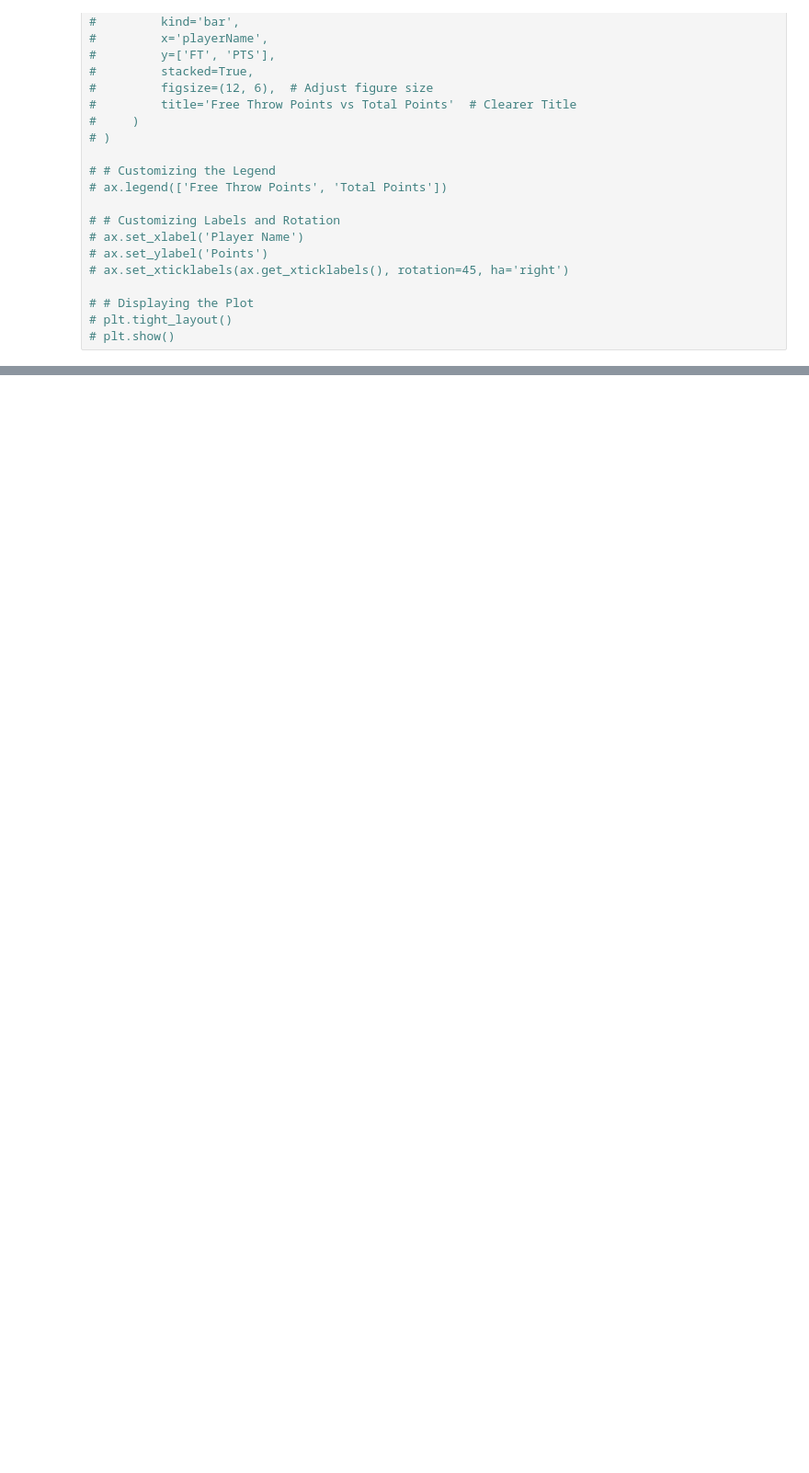
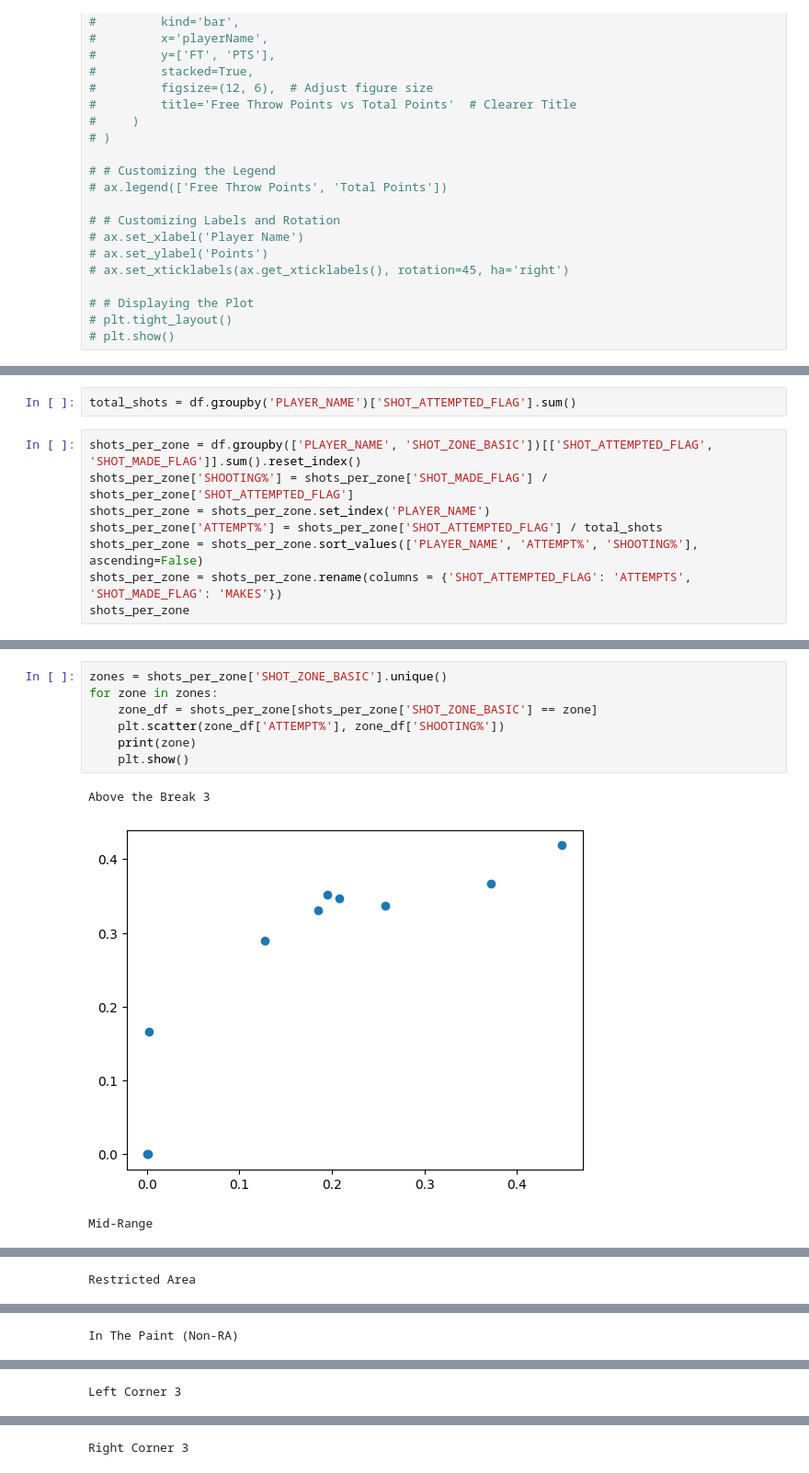
Before and after one commit to TheBoyRoy05/ShootYoShot, a Jupyter notebook: Backend/ty_nb.ipynb, the cells around one changed output, grey strips where cells are left out. Shown: that part at 92% size. Saved outputs shown, nothing was run; the diff lists cells and outputs as text; blank space fills up the shorter version.

Commit message:
zone analysis

```diff
--- a/Backend/ty_nb.ipynb
+++ b/Backend/ty_nb.ipynb
@@ -158,0 +219,10 @@ plt.show()
+# %%
+total_shots = df.groupby('PLAYER_NAME')['SHOT_ATTEMPTED_FLAG'].sum()
+# %%
+shots_per_zone = df.groupby(['PLAYER_NAME', 'SHOT_ZONE_BASIC'])[['SHOT_ATTEMPTED_FLAG', 'SHOT_MADE_FLAG']].sum().reset_index()
+shots_per_zone['SHOOTING%'] = shots_per_zone['SHOT_MADE_FLAG'] / shots_per_zone['SHOT_ATTEMPTED_FLAG']
+shots_per_zone = shots_per_zone.set_index('PLAYER_NAME')
+shots_per_zone['ATTEMPT%'] = shots_per_zone['SHOT_ATTEMPTED_FLAG'] / total_shots
+shots_per_zone = shots_per_zone.sort_values(['PLAYER_NAME', 'ATTEMPT%', 'SHOOTING%'], ascending=False)
+shots_per_zone = shots_per_zone.rename(columns = {'SHOT_ATTEMPTED_FLAG': 'ATTEMPTS', 'SHOT_MADE_FLAG': 'MAKES'})
+shots_per_zone
@@ -158,0 +244,11 @@ plt.show()
+# %%
+zones = shots_per_zone['SHOT_ZONE_BASIC'].unique()
+for zone in zones:
+    zone_df = shots_per_zone[shots_per_zone['SHOT_ZONE_BASIC'] == zone]
+    plt.scatter(zone_df['ATTEMPT%'], zone_df['SHOOTING%'])
+    print(zone)
+    plt.show()
+# %% [output]
+Above the Break 3
+[figure, added]
+Mid-Range
@@ -158,0 +256 @@ plt.show()
+Restricted Area
@@ -158,0 +258 @@ plt.show()
+In The Paint (Non-RA)
@@ -158,0 +260 @@ plt.show()
+Left Corner 3
@@ -158,0 +262 @@ plt.show()
+Right Corner 3
```
Also changed, not shown: parts of 23 cells of this notebook.
